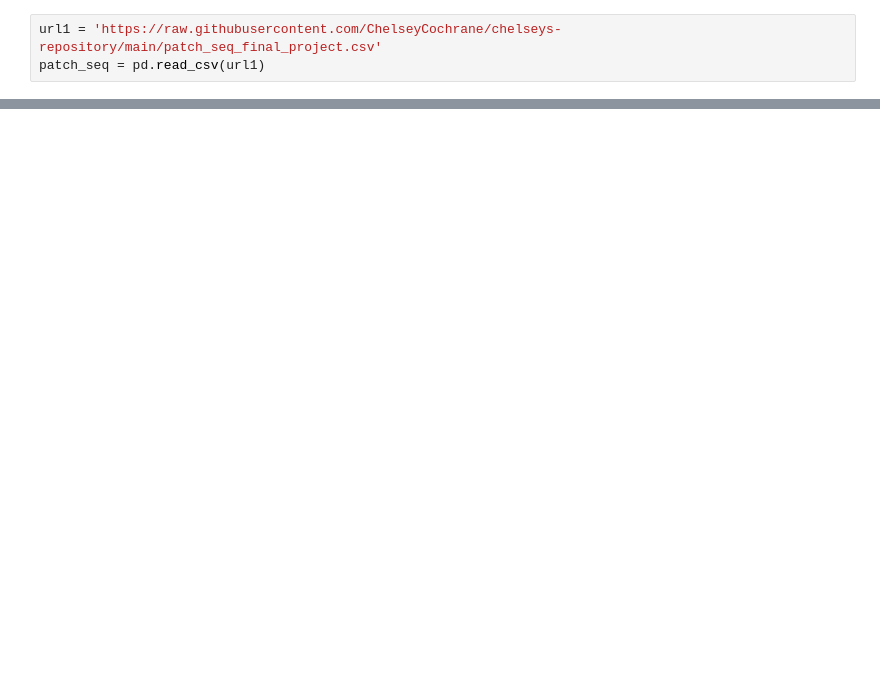
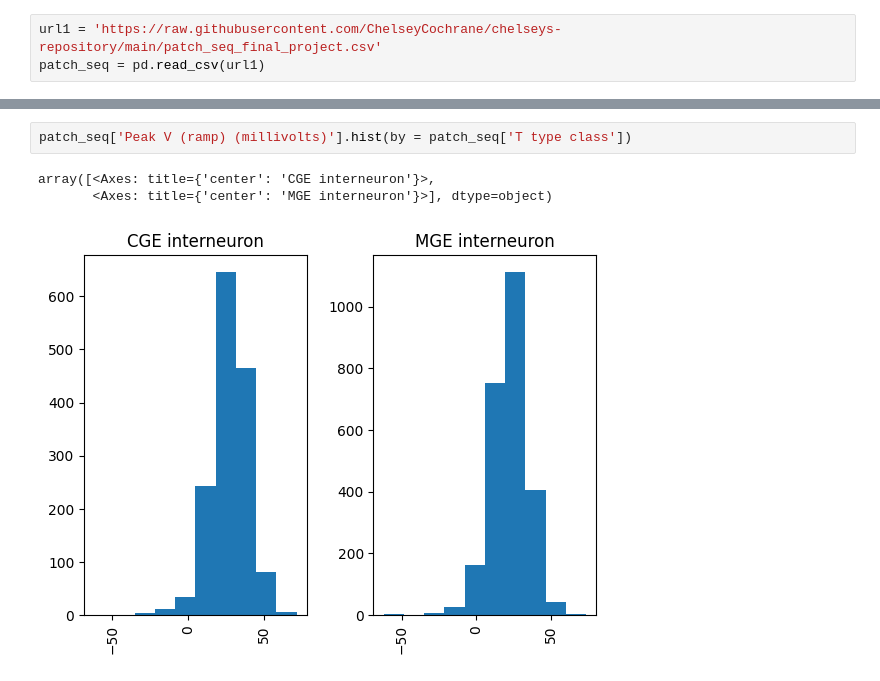
Before and after one commit to ChelseyCochrane/chelseys-repository, a Jupyter notebook: Final_Project.ipynb, the cells around one changed output, grey strips where cells are left out. Drawn from its saved outputs; the diff is of its cells as text; blank space fills up the shorter version.

```diff
--- a/Final_Project.ipynb
+++ b/Final_Project.ipynb
@@ -17,0 +43,6 @@ InvalidIndexError: ignored
+# %%
+patch_seq['Peak V (ramp) (millivolts)'].hist(by = patch_seq['T type class'])
+# %% [output]
+array([<Axes: title={'center': 'CGE interneuron'}>,
+       <Axes: title={'center': 'MGE interneuron'}>], dtype=object)
+[figure, added]
```
Also changed, not shown: parts of 13 cells of this notebook.
